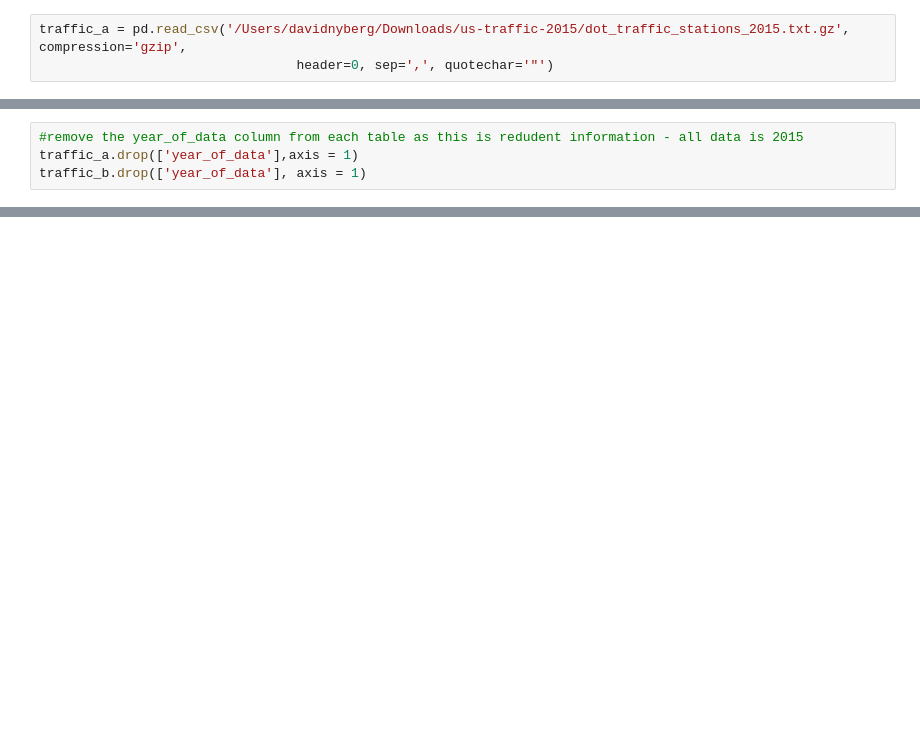
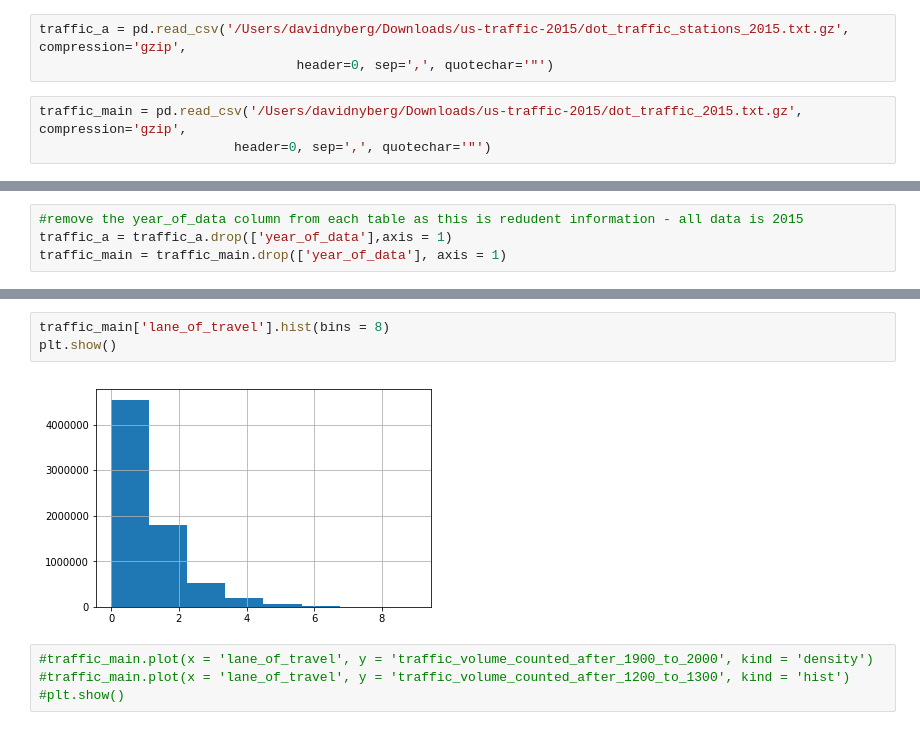
Before and after one commit to davidnyberg/DM_Project, a Jupyter notebook: ProjectDM.ipynb, the cells around one changed output, grey strips where cells are left out. Saved outputs shown, nothing was run; the diff lists cells and outputs as text; blank space fills up the shorter version.

```diff
--- a/ProjectDM.ipynb
+++ b/ProjectDM.ipynb
@@ -4,4 +6,7 @@ import pandas as pd
 # %%
 traffic_a = pd.read_csv('/Users/davidnyberg/Downloads/us-traffic-2015/dot_traffic_stations_2015.txt.gz', compression='gzip',
                                  header=0, sep=',', quotechar='"')
+# %%
+traffic_main = pd.read_csv('/Users/davidnyberg/Downloads/us-traffic-2015/dot_traffic_2015.txt.gz', compression='gzip',
+                         header=0, sep=',', quotechar='"')
 # %%
@@ -53,5 +27,5 @@ traffic_b.describe()
 # %%
 #remove the year_of_data column from each table as this is redudent information - all data is 2015
-traffic_a.drop(['year_of_data'],axis = 1)
-traffic_b.drop(['year_of_data'], axis = 1)
+traffic_a = traffic_a.drop(['year_of_data'],axis = 1)
+traffic_main = traffic_main.drop(['year_of_data'], axis = 1)
 # %% [output]
@@ -99,0 +72,9 @@ dtype: int64
+# %%
+traffic_main['lane_of_travel'].hist(bins = 8)
+plt.show()
+# %% [output]
+[figure, added]
+# %%
+#traffic_main.plot(x = 'lane_of_travel', y = 'traffic_volume_counted_after_1900_to_2000', kind = 'density')
+#traffic_main.plot(x = 'lane_of_travel', y = 'traffic_volume_counted_after_1200_to_1300', kind = 'hist')
+#plt.show()
```
Also changed, not shown: parts of 12 cells of this notebook.
